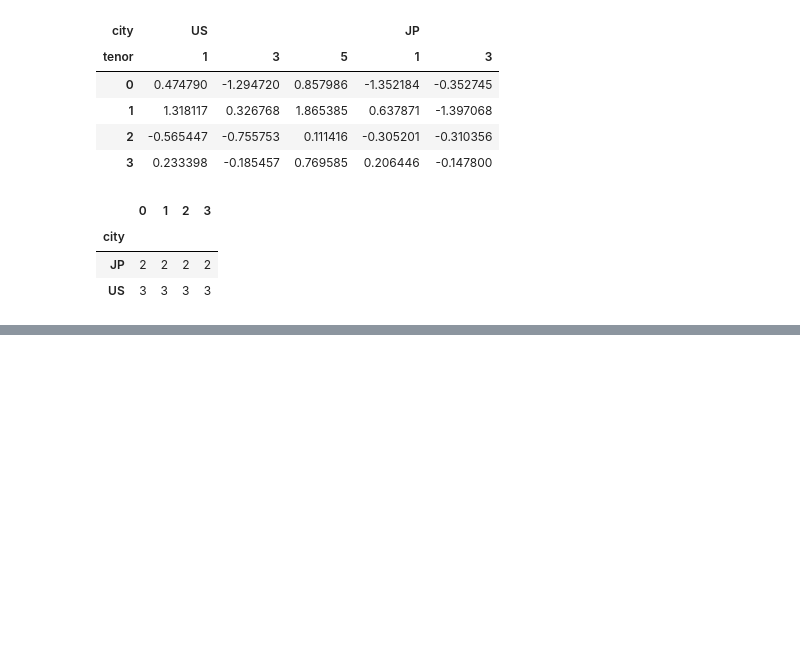
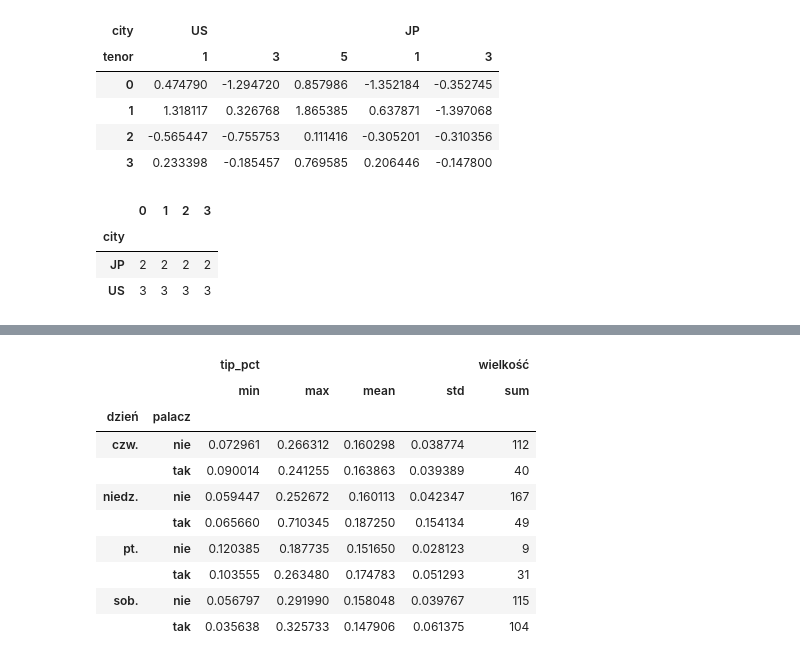
Before and after one commit to metju29/python-data-learning, a Jupyter notebook: Python for Data Analysis book/chapter_10.ipynb, the cells around one changed output, grey strips where cells are left out. Saved outputs shown, nothing was run; the diff lists cells and outputs as text; code cells hidden in the pictures; blank space fills up the shorter version.

```diff
--- a/Python for Data Analysis book/chapter_10.ipynb
+++ b/Python for Data Analysis book/chapter_10.ipynb
@@ -222,0 +365,14 @@ hier_df.T.groupby(level='city').count()
+# %%
+grouped.agg({'tip_pct': ['min', 'max', 'mean', 'std'], 'wielkość': 'sum'})
+# %% [output]
+|  |  | tip_pct |  |  |  | wielkość |
+|  |  | min | max | mean | std | sum |
+| dzień | palacz |  |  |  |  |  |
+| czw. | nie | 0.072961 | 0.266312 | 0.160298 | 0.038774 | 112 |
+|  | tak | 0.090014 | 0.241255 | 0.163863 | 0.039389 | 40 |
+| niedz. | nie | 0.059447 | 0.252672 | 0.160113 | 0.042347 | 167 |
+|  | tak | 0.065660 | 0.710345 | 0.187250 | 0.154134 | 49 |
+| pt. | nie | 0.120385 | 0.187735 | 0.151650 | 0.028123 | 9 |
+|  | tak | 0.103555 | 0.263480 | 0.174783 | 0.051293 | 31 |
+| sob. | nie | 0.056797 | 0.291990 | 0.158048 | 0.039767 | 115 |
+|  | tak | 0.035638 | 0.325733 | 0.147906 | 0.061375 | 104 |
```
Also changed, not shown: parts of 13 cells of this notebook.
